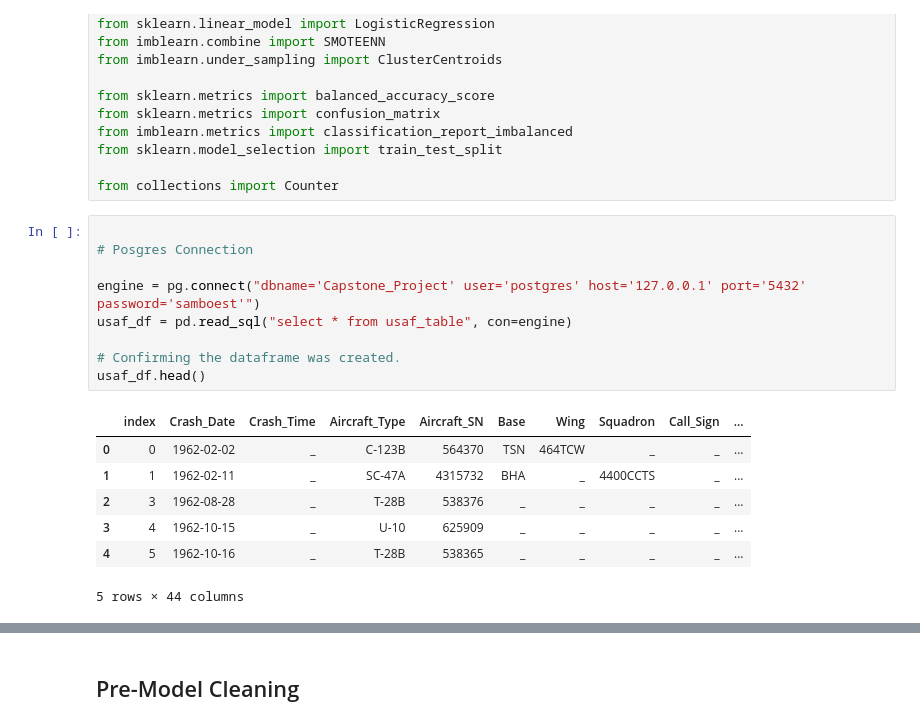
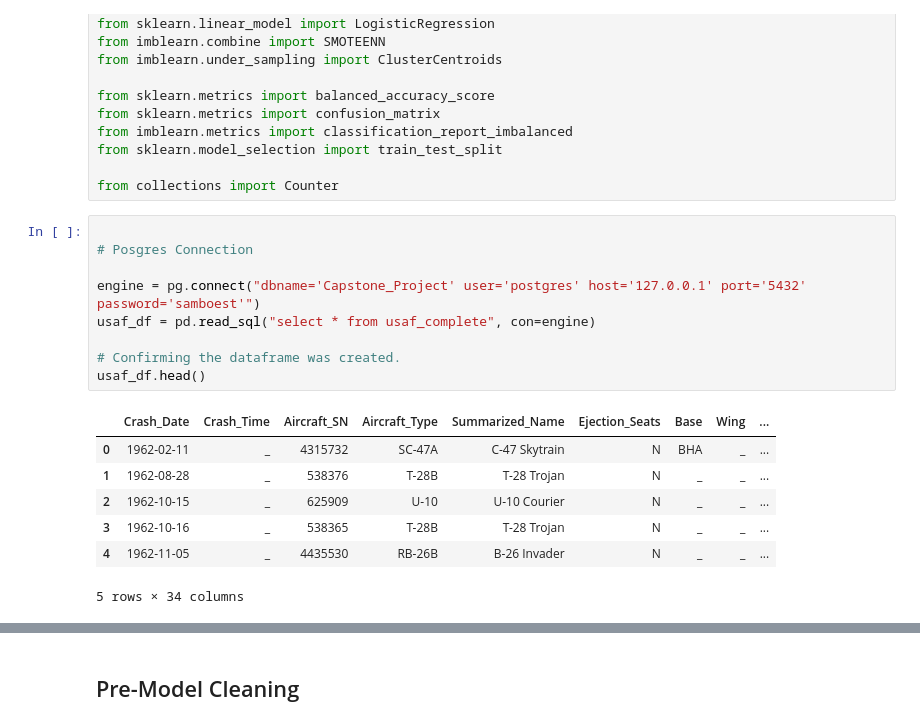
Before and after one commit to MichaelG-B/Capstone_Project, a Jupyter notebook: Capstone Project/Machine Learning/draftml_modle.ipynb, the cells around one changed output, grey strips where cells are left out. Drawn from its saved outputs; the diff is of its cells as text.

```diff
--- a/Capstone Project/Machine Learning/draftml_modle.ipynb
+++ b/Capstone Project/Machine Learning/draftml_modle.ipynb
@@ -32,17 +32,17 @@ from collections import Counter
 # %%
 
 # Posgres Connection
 
 engine = pg.connect("dbname='Capstone_Project' user='postgres' host='127.0.0.1' port='5432' password='samboest'")
-usaf_df = pd.read_sql("select * from usaf_table", con=engine)
+usaf_df = pd.read_sql("select * from usaf_complete", con=engine)
 
 # Confirming the dataframe was created.
 usaf_df.head()
 # %% [output]
-|  | index | Crash_Date | Crash_Time | Aircraft_Type | Aircraft_SN | Base | Wing | Squadron | Call_Sign | ... |
-| 0 | 0 | 1962-02-02 | _ | C-123B | 564370 | TSN | 464TCW | _ | _ | ... |
-| 1 | 1 | 1962-02-11 | _ | SC-47A | 4315732 | BHA | _ | 4400CCTS | _ | ... |
-| 2 | 3 | 1962-08-28 | _ | T-28B | 538376 | _ | _ | _ | _ | ... |
-| 3 | 4 | 1962-10-15 | _ | U-10 | 625909 | _ | _ | _ | _ | ... |
-| 4 | 5 | 1962-10-16 | _ | T-28B | 538365 | _ | _ | _ | _ | ... |
+|  | Crash_Date | Crash_Time | Aircraft_SN | Aircraft_Type | Summarized_Name | Ejection_Seats | Base | Wing | ... |
+| 0 | 1962-02-11 | _ | 4315732 | SC-47A | C-47 Skytrain | N | BHA | _ | ... |
+| 1 | 1962-08-28 | _ | 538376 | T-28B | T-28 Trojan | N | _ | _ | ... |
+| 2 | 1962-10-15 | _ | 625909 | U-10 | U-10 Courier | N | _ | _ | ... |
+| 3 | 1962-10-16 | _ | 538365 | T-28B | T-28 Trojan | N | _ | _ | ... |
+| 4 | 1962-11-05 | _ | 4435530 | RB-26B | B-26 Invader | N | _ | _ | ... |
-5 rows × 44 columns
+5 rows × 34 columns
```
Also changed, not shown: parts of 24 cells of this notebook, 1 other file.
